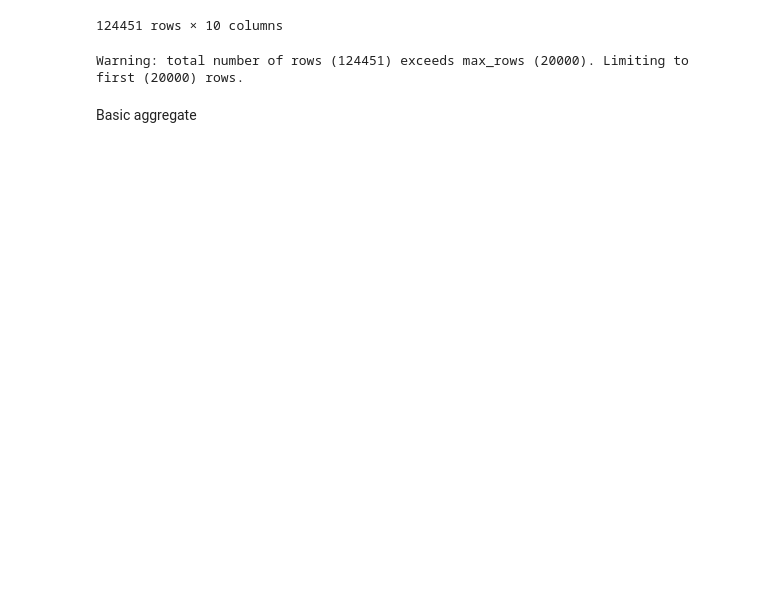
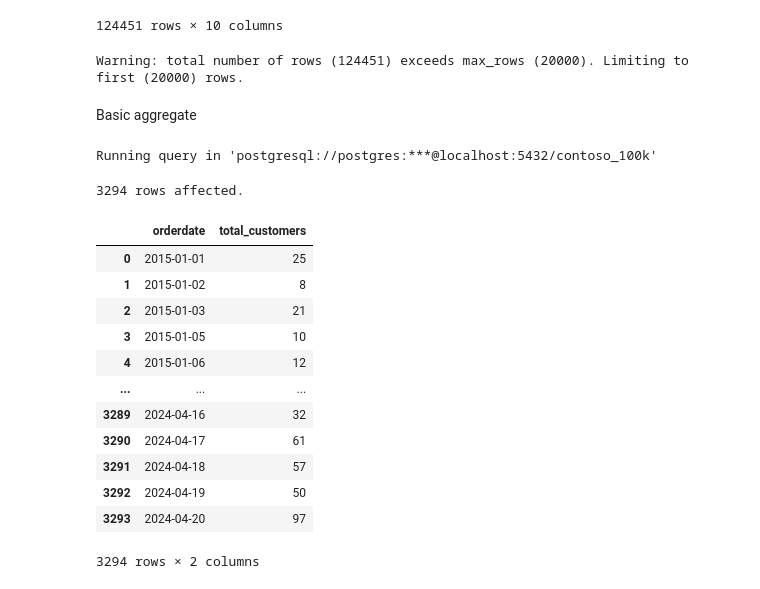
Before and after one commit to nayeemtalukder1/Data-Science-Algorithms, a Jupyter notebook: Resources/Blank_SQL_Notebook.ipynb, the cells around one changed output. Saved outputs shown, nothing was run; the diff lists cells and outputs as text; code cells hidden in the pictures; blank space fills up the shorter version.

```diff
--- a/Resources/Blank_SQL_Notebook.ipynb
+++ b/Resources/Blank_SQL_Notebook.ipynb
@@ -348,3 +346,30 @@ Running query in 'postgresql://postgres:***@localhost:5432/contoso_100k'
 Warning: total number of rows (124451) exceeds max_rows (20000). Limiting to first (20000) rows.
 # %% [markdown]
 Basic aggregate
+# %%
+%%sql
+SELECT
+    orderdate,
+    COUNT(customerkey) as total_customers
+FROM
+    sales
+GROUP BY
+    orderdate
+ORDER BY
+    orderdate;
+# %% [output]
+Running query in 'postgresql://postgres:***@localhost:5432/contoso_100k'
+3294 rows affected.
+|  | orderdate | total_customers |
+| 0 | 2015-01-01 | 25 |
+| 1 | 2015-01-02 | 8 |
+| 2 | 2015-01-03 | 21 |
+| 3 | 2015-01-05 | 10 |
+| 4 | 2015-01-06 | 12 |
+| ... | ... | ... |
+| 3289 | 2024-04-16 | 32 |
+| 3290 | 2024-04-17 | 61 |
+| 3291 | 2024-04-18 | 57 |
+| 3292 | 2024-04-19 | 50 |
+| 3293 | 2024-04-20 | 97 |
+3294 rows × 2 columns
```
Also changed, not shown: parts of 5 cells of this notebook.
